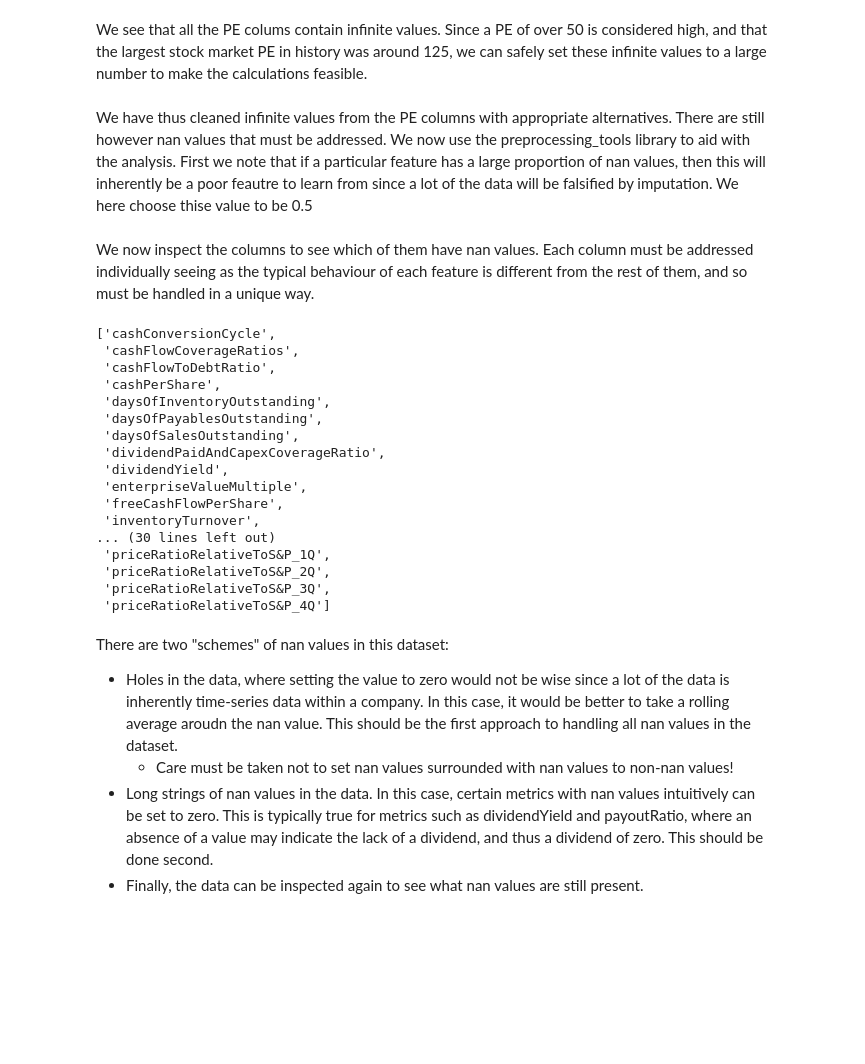
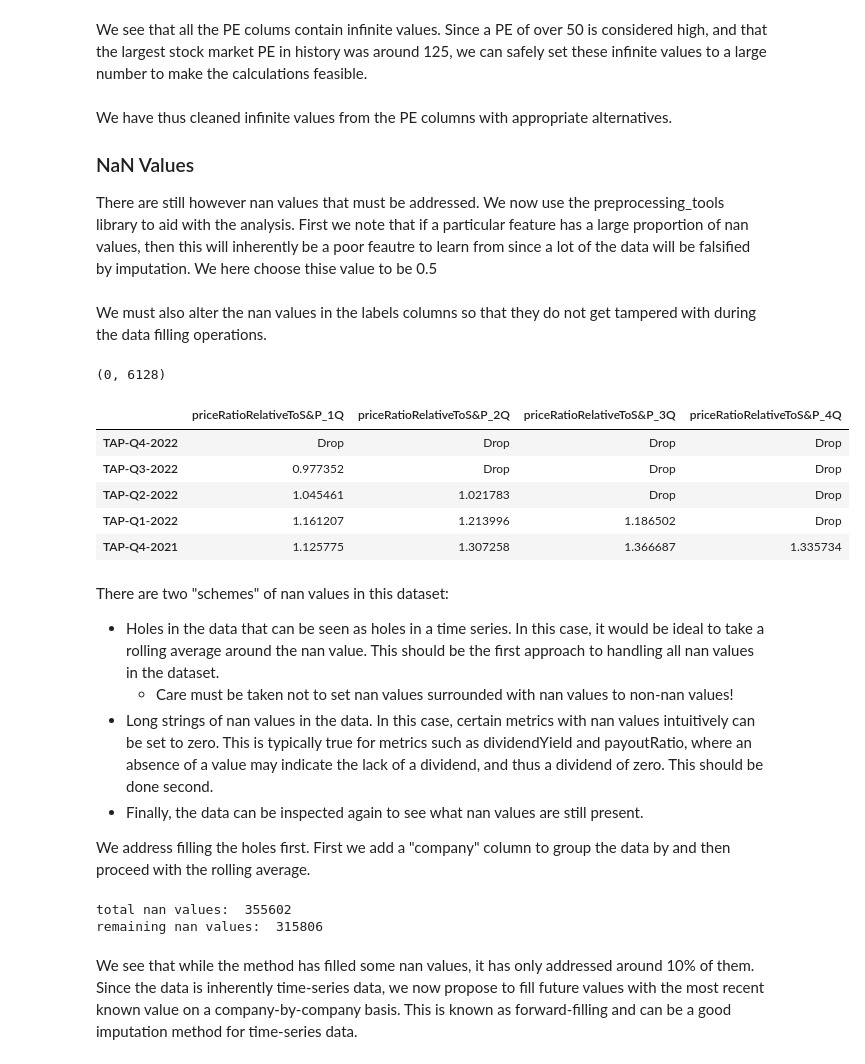
Before and after one commit to oldhiltonian/nyse-ml, a Jupyter notebook: nyse_ml/1_initial.ipynb, the cells around one changed output. Cells and saved outputs as stored; diff of their text form; code cells hidden in the pictures; blank space fills up the shorter version.

Commit message:
Data cleaning

```diff
--- a/nyse_ml/1_initial.ipynb
+++ b/nyse_ml/1_initial.ipynb
@@ -226,35 +228,42 @@ for col in df.columns:
     if np.inf in df[col].values:
         print('Found an infinite in: ', col)
 # %% [markdown]
-We have thus cleaned infinite values from the PE columns with appropriate alternatives. There are still however nan values that must be addressed. We now use the preprocessing_tools library to aid with the analysis. First we note that if a particular feature has a large proportion of nan values, then this will inherently be a poor feautre to learn from since a lot of the data will be falsified by imputation. We here choose thise value to be 0.5
+We have thus cleaned infinite values from the PE columns with appropriate alternatives.
+
+### NaN Values
+
+There are still however nan values that must be addressed. We now use the preprocessing_tools library to aid with the analysis. First we note that if a particular feature has a large proportion of nan values, then this will inherently be a poor feautre to learn from since a lot of the data will be falsified by imputation. We here choose thise value to be 0.5
 # %%
 df = drop_nan_columns(df, 0.5)
-# %% [markdown]
-We now inspect the columns to see which of them have nan values. Each column must be addressed individually seeing as the typical behaviour of each feature is different from the rest of them, and so must be handled in a unique way.
+# %% [markdown]
+We must also alter the nan values in the labels columns so that they do not get tampered with during the data filling operations.
+# %%
+labels = ['priceRatioRelativeToS&P_1Q',
+             'priceRatioRelativeToS&P_2Q',
+             'priceRatioRelativeToS&P_3Q',
+             'priceRatioRelativeToS&P_4Q']
+n_nan = df[labels].isna().sum().sum()
+df[labels] = df[labels].fillna('Drop')
+n_drop = df[labels].isin(['Drop']).sum().sum()
+n_nan, n_drop
+# %% [output]
+(0, 6128)
+# %%
+df[labels].head() # as expected
+# %% [output]
+|  | priceRatioRelativeToS&P_1Q | priceRatioRelativeToS&P_2Q | priceRatioRelativeToS&P_3Q | priceRatioRelativeToS&P_4Q |
+| TAP-Q4-2022 | Drop | Drop | Drop | Drop |
+| TAP-Q3-2022 | 0.977352 | Drop | Drop | Drop |
+| TAP-Q2-2022 | 1.045461 | 1.021783 | Drop | Drop |
+| TAP-Q1-2022 | 1.161207 | 1.213996 | 1.186502 | Drop |
+| TAP-Q4-2021 | 1.125775 | 1.307258 | 1.366687 | 1.335734 |
 # %%
 cols_with_nan = check_for_nan_columns(df)
-cols_with_nan
-# %% [output]
-['cashConversionCycle',
- 'cashFlowCoverageRatios',
- 'cashFlowToDebtRatio',
- 'cashPerShare',
- 'daysOfInventoryOutstanding',
- 'daysOfPayablesOutstanding',
- 'daysOfSalesOutstanding',
- 'dividendPaidAndCapexCoverageRatio',
- 'dividendYield',
- 'enterpriseValueMultiple',
- 'freeCashFlowPerShare',
- 'inventoryTurnover',
-... (30 lines left out)
- 'priceRatioRelativeToS&P_1Q',
- 'priceRatioRelativeToS&P_2Q',
- 'priceRatioRelativeToS&P_3Q',
- 'priceRatioRelativeToS&P_4Q']
 # %% [markdown]
 There are two "schemes" of nan values in this dataset:
-- Holes in the data, where setting the value to zero would not be wise since a lot of the data is inherently time-series data within a company. In this case, it would be better to take a rolling average aroudn the nan value. This should be the first approach to handling all nan values in the dataset.
+- Holes in the data that can be seen as holes in a time series. In this case, it would be ideal to take a rolling average around the nan value. This should be the first approach to handling all nan values in the dataset.
     - Care must be taken not to set nan values surrounded with nan values to non-nan values!
 - Long strings of nan values in the data. In this case, certain metrics with nan values intuitively can be set to zero. This is typically true for metrics such as dividendYield and payoutRatio, where an absence of a value may indicate the lack of a dividend, and thus a dividend of zero. This should be done second.
 - Finally, the data can be inspected again to see what nan values are still present.
+
+We address filling the holes first. First we add a "company" column to group the data by and then proceed with the rolling average.
@@ -260,0 +273,20 @@ There are two "schemes" of nan values in this dataset:
+# %%
+# ensuring the df is sorted and in order
+df = df.sort_values(by=['company', 'date'])
+
+# initial number of nan values
+print('total nan values: ', df.isna().sum().sum())
+
+# filling holes
+for col in cols_with_nan:
+    rolling_average = df.groupby('company')[col].transform(
+        lambda x: x.rolling(window=3, min_periods=1).mean())
+    df[col] = df[col].fillna(rolling_average)
+
+# remaining number of nan values
+print('remaining nan values: ', df.isna().sum().sum())
+# %% [output]
+total nan values:  355602
+remaining nan values:  315806
+# %% [markdown]
+We see that while the method has filled some nan values, it has only addressed around 10% of them. Since the data is inherently time-series data, we now propose to fill future values with the most recent known value on a company-by-company basis. This is known as forward-filling and can be a good imputation method for time-series data.
```
Also changed, not shown: parts of 13 cells of this notebook.
